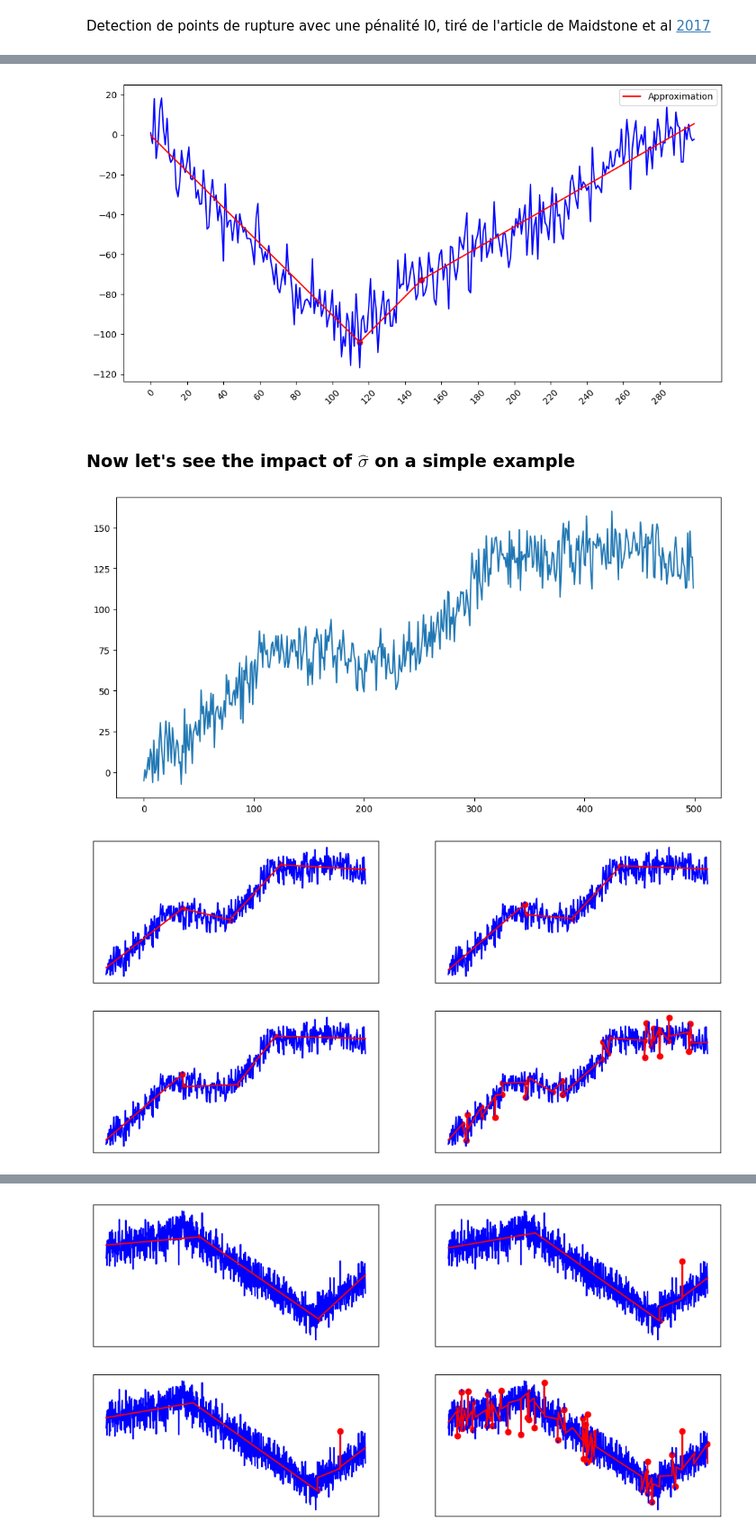
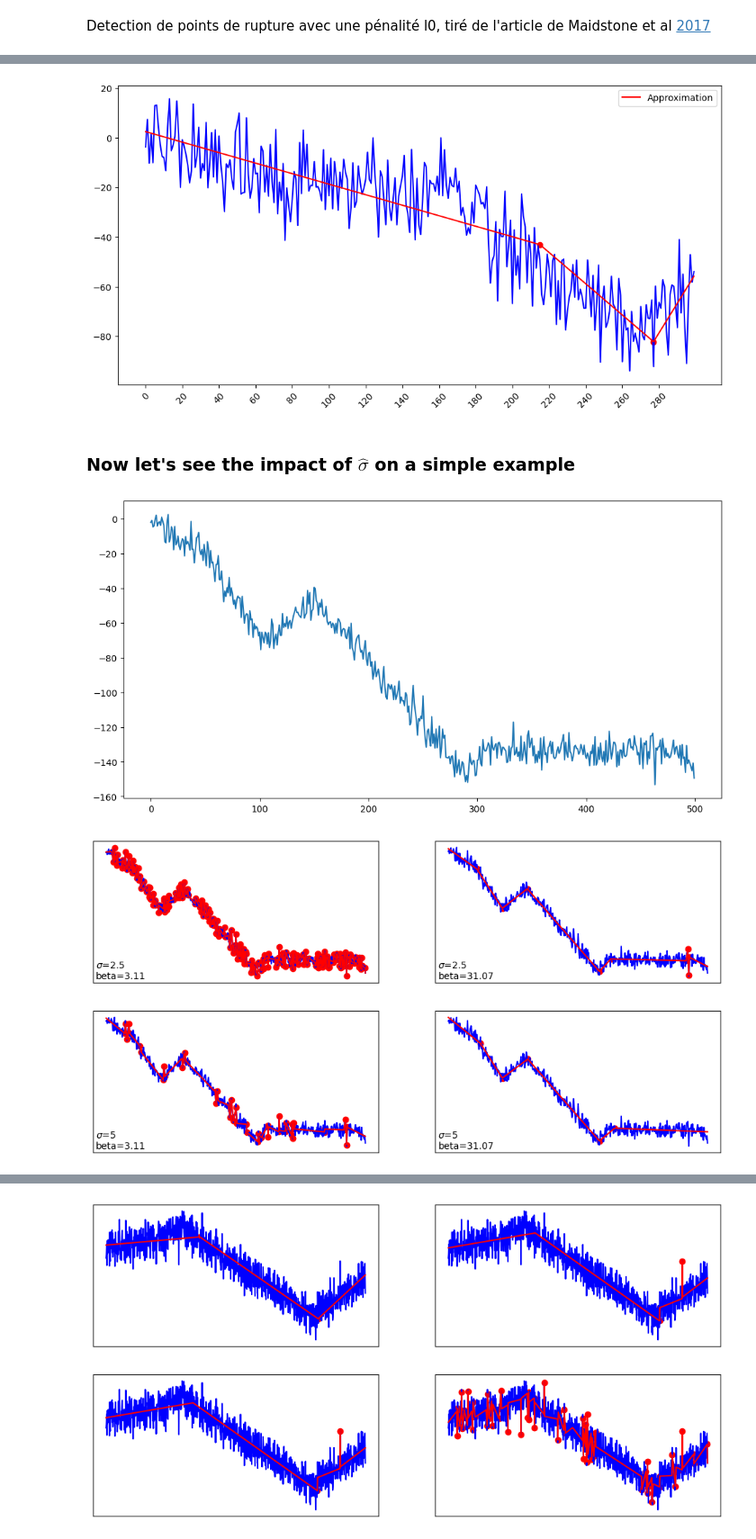
Before and after one commit to QMoayedpour/CPD_MVA, a Jupyter notebook: ntbk/main.ipynb, the cells around one changed output, grey strips where cells are left out. Shown at 90% size. Cells and saved outputs as stored; diff of their text form; code cells hidden in the pictures.

```diff
--- a/ntbk/main.ipynb
+++ b/ntbk/main.ipynb
@@ -12,42 +61,52 @@ from scipy.stats import median_abs_deviation
 # %%
 true_sigma = 10
-
+sigma=20
 y = generate_process(T=300, k=5, sigma=true_sigma, scale=2)
-detector = CPOP(y, beta=2*np.log(len(y)))
+detector = CPOP(y, beta=1*np.log(len(y)), sigma=sigma)
 detector.run()
 detector.compute_approx_and_plot(stride=20)
 # %% [output]
-[figure, old version]
+[figure, new version]
 # %% [markdown]
 ### Now let's see the impact of $\hat{\sigma}$ on a simple example
 # %%
-true_sigma=10
+true_sigma=5
 y = generate_process(T=500, k=8, sigma=true_sigma, scale=2)
 plt.figure(figsize=(12,6))
 plt.plot(y)
 plt.show()
 # %% [output]
-[figure, old version]
+[figure, new version]
 # %%
 fig, axs = plt.subplots(2, 2, figsize=(12, 6))
 
-sigmas = [np.std(np.diff(y)), median_abs_deviation(np.diff(y)), true_sigma, true_sigma/2]
+sigmas = [true_sigma/2, true_sigma, 0, 0]
+betas = [0.5*np.log(len(y)), 5*np.log(len(y))]
 h = LogCost(1)
 dict_ = {0: (0,0), 1: (0,1), 2: (1,0), 3: (1,1)}
 
 for i, sigma in enumerate(sigmas):
 
-    detector = CPOP(y, sigma=sigma, h=h, beta= 2*np.log(len(y)))
+    detector = CPOP(y, sigma=sigmas[dict_[i][0]], h=h, beta= betas[dict_[i][1]])
     detector.run()
 
     detector.compute_approx_and_plot(stride=20, verbose=False)
     axs[dict_[i][0], dict_[i][1]].plot( detector.y, color='blue')
     axs[dict_[i][0], dict_[i][1]].plot(detector.approx, c="r")
     axs[dict_[i][0], dict_[i][1]].scatter(np.arange(0, len(detector.y))[detector.ckpts[1:-1]], detector.approx[detector.ckpts[1:-1]],c="r")
     axs[dict_[i][0], dict_[i][1]].set_xticks([])
     axs[dict_[i][0], dict_[i][1]].set_yticks([])
+    axs[dict_[i][0], dict_[i][1]].text(
+        0.01, 0.01,  # Coordonnées relatives au bas à gauche
+        f"$\sigma$={sigmas[dict_[i][0]]}\nbeta={betas[dict_[i][1]]:.2f}",
+        fontsize=10,
+        color="black",
+        transform=axs[dict_[i][0], dict_[i][1]].transAxes,  # Coordonnées relatives à l'axe
+        ha="left",  # Alignement horizontal
+        va="bottom"  # Alignement vertical
+    )
 # %% [output]
-[figure, old version]
+[figure, new version]
 # %%
 true_sigma=50
 y = generate_process(T=1000, k=5, sigma=true_sigma, scale=2.4)
```
Also changed, not shown: parts of 16 cells of this notebook, 2 other files.
